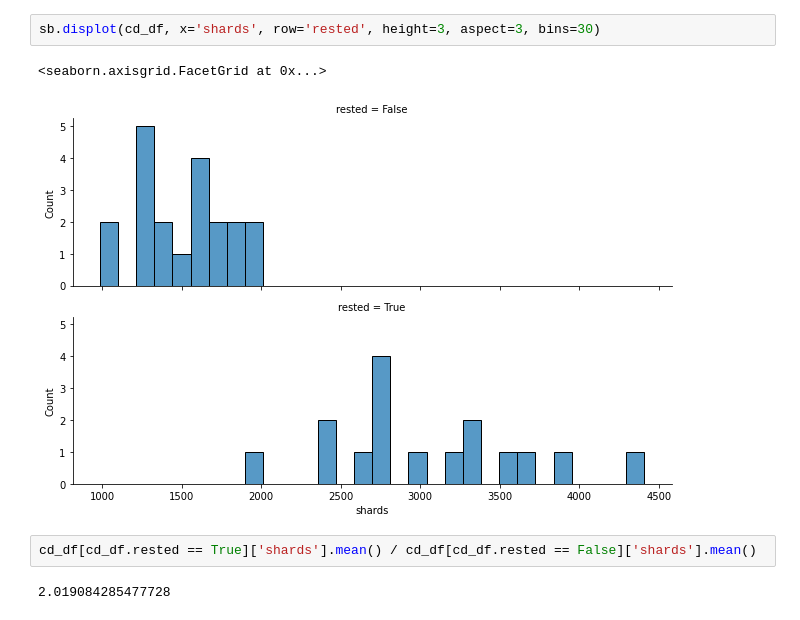
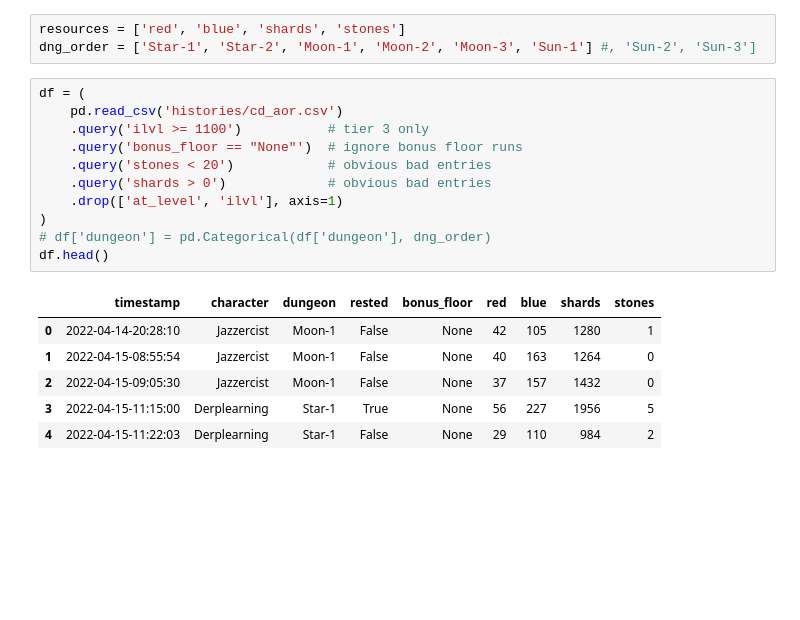
Before and after one commit to justinmooney/lost-ark-farming-analysis, a Jupyter notebook: chaos-dng-with-aura.ipynb, the cells around one changed output. Drawn from its saved outputs; the diff is of its cells as text; blank space fills up the shorter version.

```diff
--- a/chaos-dng-with-aura.ipynb
+++ b/chaos-dng-with-aura.ipynb
@@ -114,9 +8,21 @@ cd_df.groupby('rested')['shards'].describe()
-# %%
-sb.displot(cd_df, x='shards', row='rested', height=3, aspect=3, bins=30)
-# %% [output]
-<seaborn.axisgrid.FacetGrid at 0x...>
-[figure, removed]
-# %%
-cd_df[cd_df.rested == True]['shards'].mean() / cd_df[cd_df.rested == False]['shards'].mean()
-# %% [output]
-2.019084285477728
+# %%
+resources = ['red', 'blue', 'shards', 'stones']
+dng_order = ['Star-1', 'Star-2', 'Moon-1', 'Moon-2', 'Moon-3', 'Sun-1'] #, 'Sun-2', 'Sun-3']
+# %%
+df = (
+    pd.read_csv('histories/cd_aor.csv')
+    .query('ilvl >= 1100')           # tier 3 only
+    .query('bonus_floor == "None"')  # ignore bonus floor runs
+    .query('stones < 20')            # obvious bad entries
+    .query('shards > 0')             # obvious bad entries
+    .drop(['at_level', 'ilvl'], axis=1)
+)
+# df['dungeon'] = pd.Categorical(df['dungeon'], dng_order)
+df.head()
+# %% [output]
+|  | timestamp | character | dungeon | rested | bonus_floor | red | blue | shards | stones |
+| 0 | 2022-04-14-20:28:10 | Jazzercist | Moon-1 | False | None | 42 | 105 | 1280 | 1 |
+| 1 | 2022-04-15-08:55:54 | Jazzercist | Moon-1 | False | None | 40 | 163 | 1264 | 0 |
+| 2 | 2022-04-15-09:05:30 | Jazzercist | Moon-1 | False | None | 37 | 157 | 1432 | 0 |
+| 3 | 2022-04-15-11:15:00 | Derplearning | Star-1 | True | None | 56 | 227 | 1956 | 5 |
+| 4 | 2022-04-15-11:22:03 | Derplearning | Star-1 | False | None | 29 | 110 | 984 | 2 |
```
Also changed, not shown: parts of 25 cells of this notebook, 3 other files.
